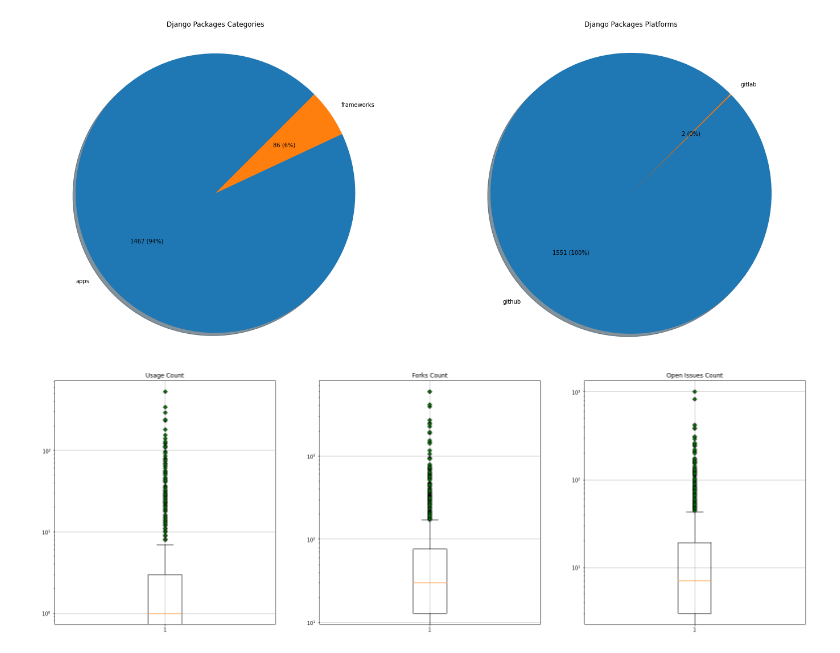
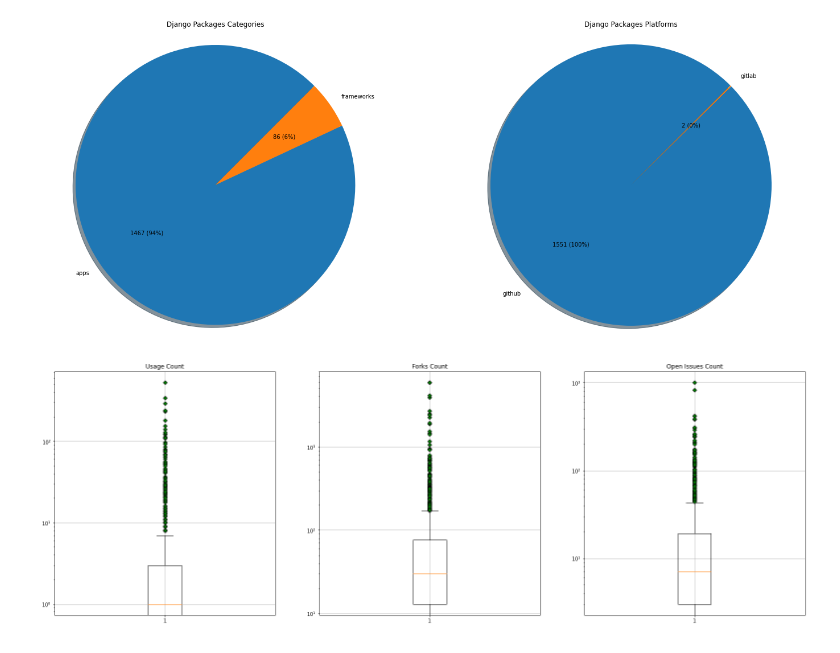
Before and after one commit to rafaatsouza/django-packages-miner, a Jupyter notebook: src/visualization/django-packages.ipynb, the cells around one changed output. Drawn from its saved outputs; the diff is of its cells as text; code cells hidden in the pictures.

```diff
--- a/src/visualization/django-packages.ipynb
+++ b/src/visualization/django-packages.ipynb
@@ -37,38 +23,27 @@ df.sort_values(by=['dp_usage_count'], ascending=False)
 # %%
-def get_pie_label(p, total):
-    absolute = '{:.0f}'.format(p * total / 100)
-    percentage = '{0:.0%}'.format(p/100.0)
-
-    return '{} ({})'.format(absolute, percentage)
-
 fig, (ax1, ax2) = plt.subplots(1, 2, figsize=(24, 10))
 fig.set_facecolor('white')
 
 categories = 'apps', 'frameworks'
+platforms = 'github', 'gitlab'
 
 sizes = [
     len(df[df['dp_category'] == categories[0]]),
     len(df[df['dp_category'] == categories[1]]),
 ]
 
-ax1.pie(sizes, labels=categories, autopct=lambda p: get_pie_label(p, len(df)), shadow=True, startangle=45)
-ax1.axis('equal')
-ax1.set_title('Django Packages Categories\n')
-
-platforms = 'github', 'gitlab'
+vm.set_pie_by_ax(ax1, sizes, categories, 'Django Packages Categories')
 
 sizes = [
     len(df[df['platform'] == platforms[0]]),
     len(df[df['platform'] == platforms[1]]),
 ]
 
-ax2.pie(sizes, labels=platforms, autopct=lambda p: get_pie_label(p, len(df)), shadow=True, startangle=45)
-ax2.axis('equal')
-ax2.set_title('Django Packages Platforms\n')
+vm.set_pie_by_ax(ax2, sizes, platforms, 'Django Packages Platforms')
 
 plt.show()
 # %% [output]
-[figure, old version]
+[figure, new version]
 # %%
 fig, (ax1, ax2, ax3) = plt.subplots(1, 3, figsize=(27, 9))
 
```
Also changed, not shown: parts of 3 cells of this notebook, 1 other file.
